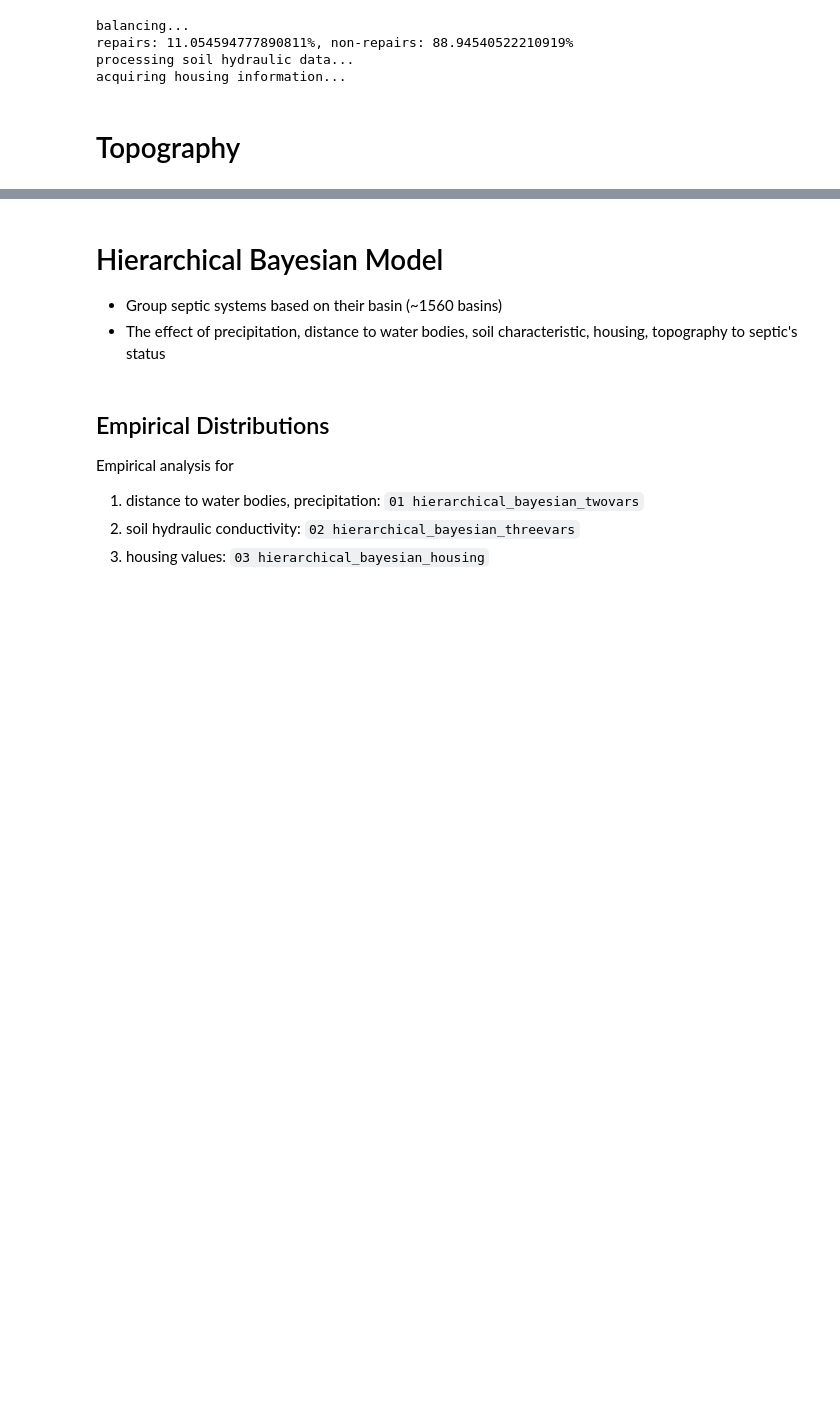
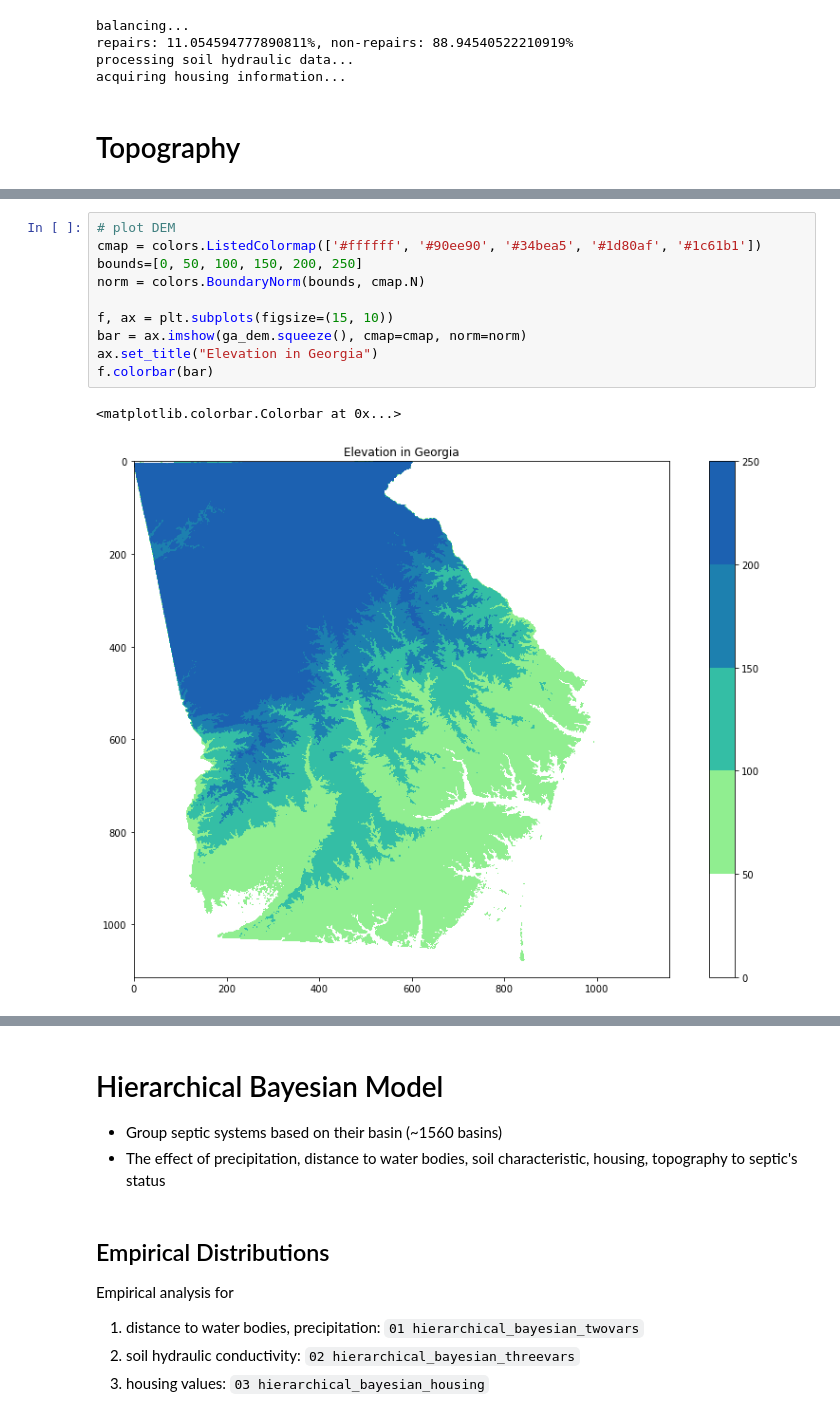
Before and after one commit to juannat7/bayesian_septic, a Jupyter notebook: notebooks/04 hierarchical_bayesian_topography.ipynb, the cells around one changed output, grey strips where cells are left out. Cells and saved outputs as stored; diff of their text form; blank space fills up the shorter version.

```diff
--- a/notebooks/04 hierarchical_bayesian_topography.ipynb
+++ b/notebooks/04 hierarchical_bayesian_topography.ipynb
@@ -51,4 +60,17 @@ flow = rioxarray.open_rasterio('../../Data/hydrosheds/na_acc_15s')
 ga_bdry = gpd.read_file('../../Data/ga_bdry')
 ga_flow = flow.rio.clip(ga_bdry.geometry.values, ga_bdry.crs)
 ga_flow = xr.where(ga_flow < 0, 0, ga_flow)
+# %%
+# plot DEM
+cmap = colors.ListedColormap(['#ffffff', '#90ee90', '#34bea5', '#1d80af', '#1c61b1'])
+bounds=[0, 50, 100, 150, 200, 250]
+norm = colors.BoundaryNorm(bounds, cmap.N)
+
+f, ax = plt.subplots(figsize=(15, 10))
+bar = ax.imshow(ga_dem.squeeze(), cmap=cmap, norm=norm)
+ax.set_title("Elevation in Georgia")
+f.colorbar(bar)
+# %% [output]
+<matplotlib.colorbar.Colorbar at 0x...>
+[figure, added]
 # %%
```
Also changed, not shown: parts of 27 cells of this notebook, 2 other files.
